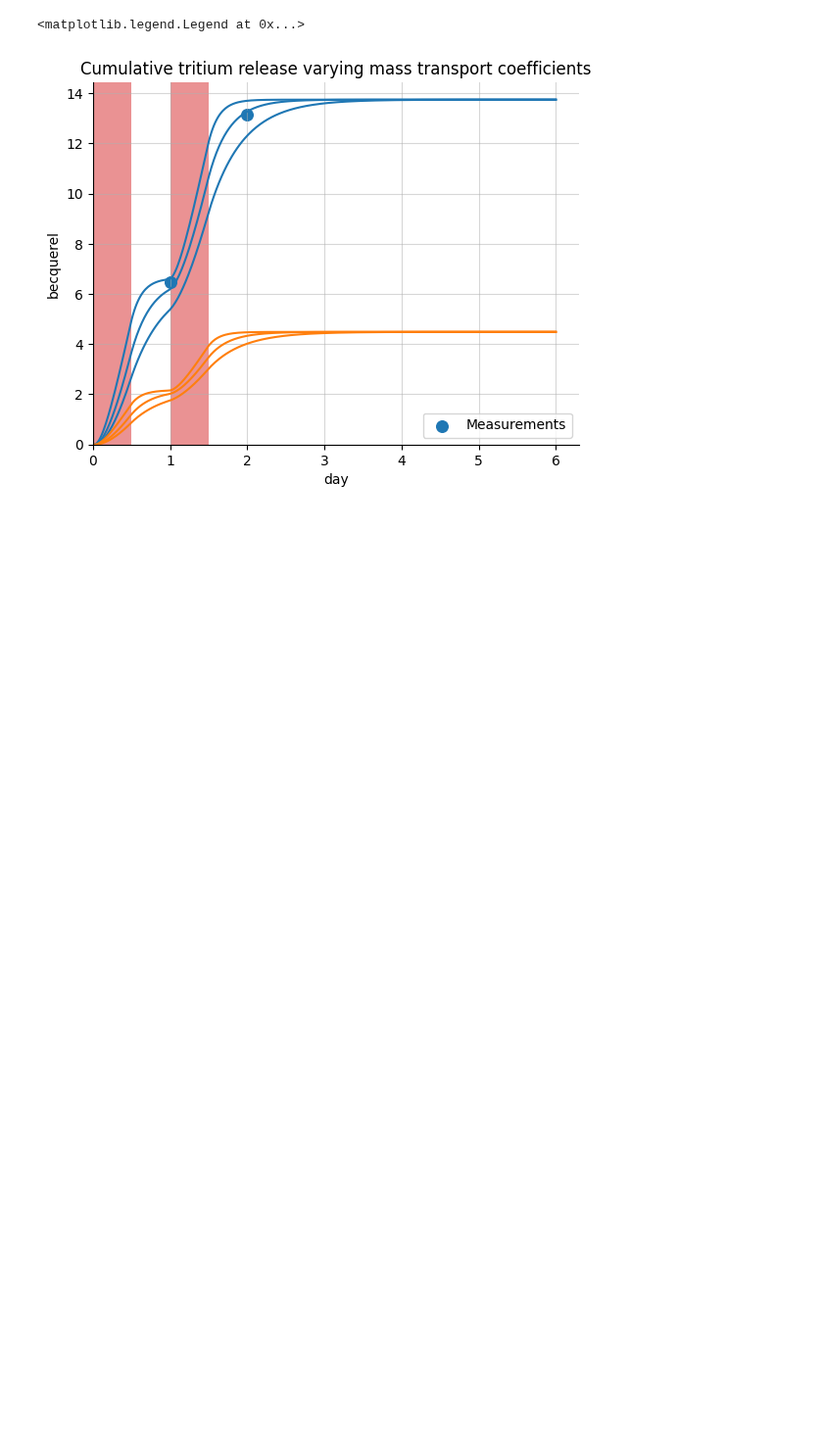
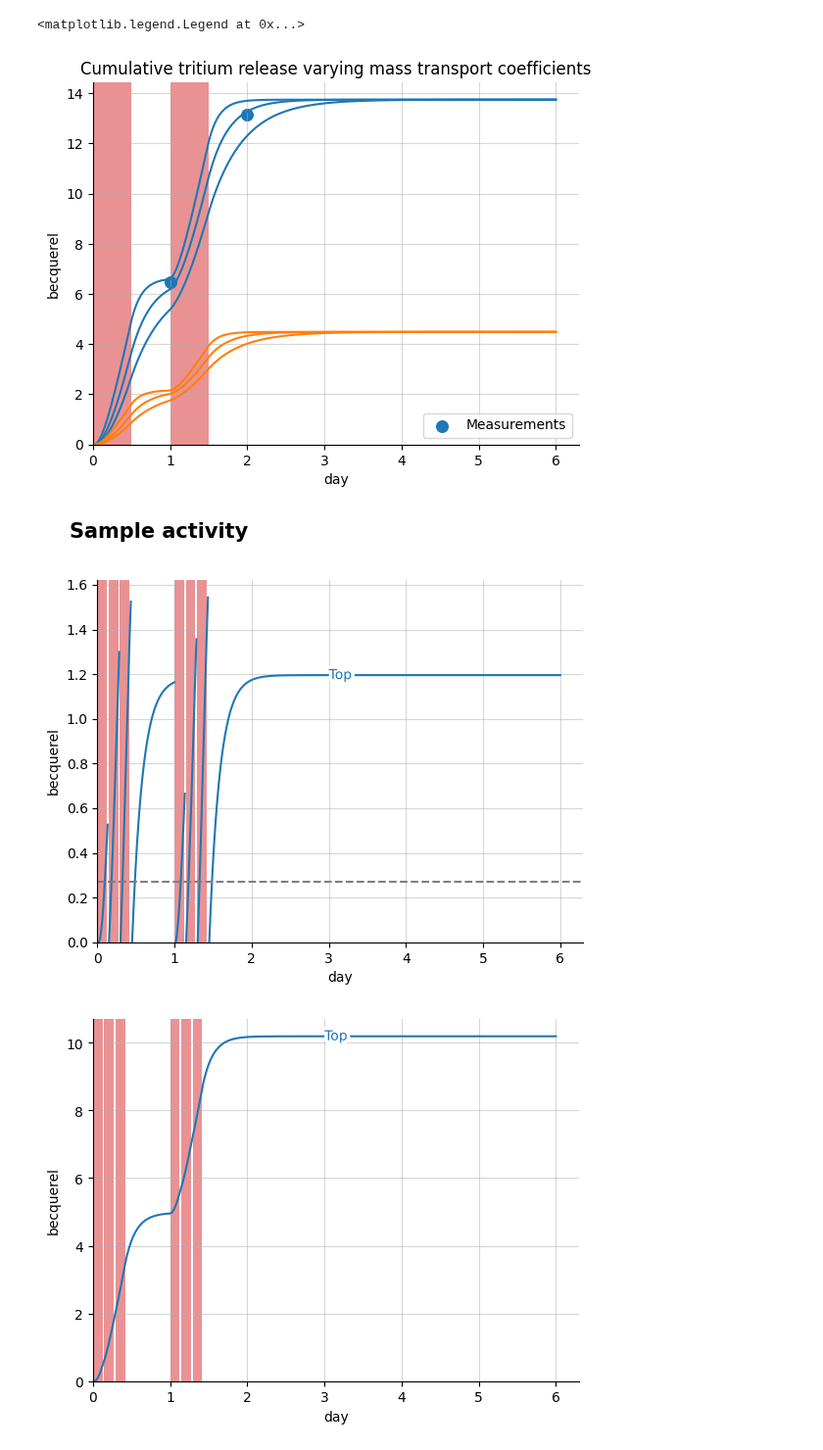
Before and after one commit to LIBRA-project/BABY-100-mL-runs, a Jupyter notebook: baby_run_3.ipynb, the cells around one changed output. Shown at 98% size. Cells and saved outputs as stored; diff of their text form; code cells hidden in the pictures; blank space fills up the shorter version.

Commit message:
added custom irradiations and custom sampling times

```diff
--- a/baby_run_3.ipynb
+++ b/baby_run_3.ipynb
@@ -310,3 +329,47 @@ plt.legend(handles=[s])
 # %% [output]
 <matplotlib.legend.Legend at 0x...>
 [figure]
+# %%
+new_baby_model = Model(
+    radius=baby_radius,
+    height=baby_height,
+    TBR=baby_model.TBR,
+)
+
+new_baby_model.k_top *= mass_transport_coeff_factor
+new_baby_model.k_wall *= mass_transport_coeff_factor
+
+# new_baby_model.number_days = 2 * ureg.day
+# new_baby_model.exposure_time = 5 * ureg.hour
+# new_baby_model.resting_time = 1 * ureg.hour
+
+exposure_time = 3 * ureg.hour
+resting_time = 0.5 * ureg.hour
+cycle_time = exposure_time + resting_time
+irradiations = []
+for day in range(2):
+    irradiations.append([day * ureg.day, day * ureg.day + exposure_time])
+    while irradiations[-1][-1] + cycle_time < day * ureg.day + 12 * ureg.hour:
+        irradiation_start = irradiations[-1][-1]  + resting_time
+        irradiation_stop = irradiation_start + exposure_time
+        irradiations.append([
+            irradiation_start,
+            irradiation_stop
+        ])
+new_baby_model.irradiations = irradiations
+new_baby_model.neutron_rate = baby_model.neutron_rate
+new_baby_model.dt = baby_model.dt
+new_baby_model.run(6 * ureg.day)
+# %%
+replacement_times = [irr[0] for irr in new_baby_model.irradiations[1:]] # before each irradiation
+replacement_times.append(3*cycle_time)  # after the third cycle of day 1
+replacement_times.append(1 * ureg.day + 3*cycle_time)  # after the third cycle of day 2
+
+avg_background = (background_1+background_2)/2
+
+plot_model(new_baby_model, irradiation=new_baby_model.irradiations, replace_vials=replacement_times, walls=False, detection_limit=avg_background, subtitle=False)
+plt.figure()
+plot_model(new_baby_model, irradiation=new_baby_model.irradiations, replace_vials=False, walls=False, detection_limit=None, subtitle=False, title=False)
+# %% [output]
+[figure, added]
+[figure, added]
```
Also changed, not shown: parts of 2 cells of this notebook, 1 other file.
